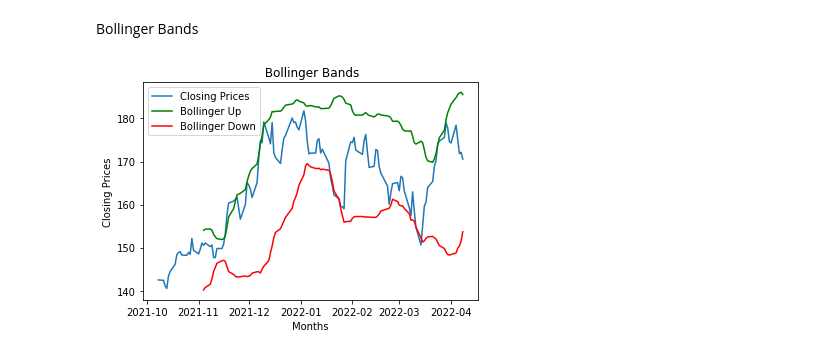
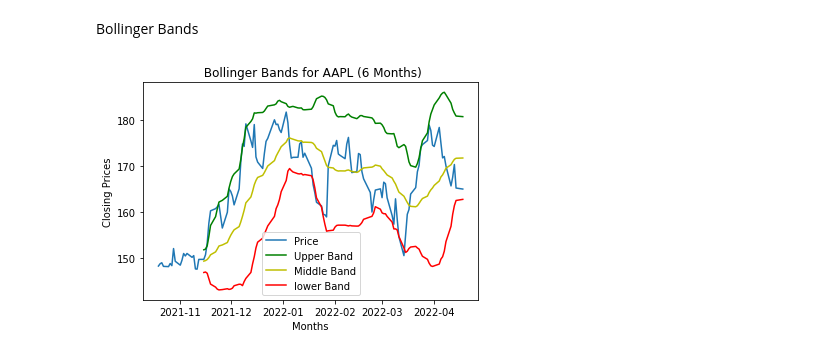
Before and after one commit to shrestha-rahul/Dissertation-Project, a Jupyter notebook: Machine Learning/Classifciation_Model.ipynb, the cells around one changed output. Cells and saved outputs as stored; diff of their text form; code cells hidden in the pictures.

```diff
--- a/Machine Learning/Classifciation_Model.ipynb
+++ b/Machine Learning/Classifciation_Model.ipynb
@@ -254,34 +260,35 @@ Bollinger Bands
 # %%
 def get_sma(prices, rate):
     return prices.rolling(rate).mean()
 
 def get_bollinger_bands(prices, rate=20):
     # SMA for 20 Days
     sma = get_sma(prices, rate)
     std = prices.rolling(rate).std()
 
     # Calculate top band
     bollinger_up = sma + std * 2
 
     # Calculate bottom band
     bollinger_down = sma - std * 2
-    return bollinger_up, bollinger_down
+    return bollinger_up, bollinger_down, sma
 
 
 closing_prices = aapl.dataset['Close']
-bollinger_up, bollinger_down = get_bollinger_bands(closing_prices)
+bollinger_up, bollinger_down, sma = get_bollinger_bands(closing_prices)
 
 #Plotting the  Bollinger Bands
-plt.title(' Bollinger Bands')
+plt.title(' Bollinger Bands for AAPL (6 Months)')
 plt.xlabel('Months')
 plt.ylabel('Closing Prices')
-plt.plot(closing_prices, label='Closing Prices')
-plt.plot(bollinger_up, label='Bollinger Up', c='g')
-plt.plot(bollinger_down, label='Bollinger Down', c='r')
+plt.plot(closing_prices, label='Price')
+plt.plot(bollinger_up, label='Upper Band', c='g')
+plt.plot(sma, label='Middle Band', c='y')
+plt.plot(bollinger_down, label='lower Band', c='r')
 plt.legend()
 plt.show()
 # %% [output]
-[figure, old version]
+[figure, new version]
 # %%
 #Adding Bollinger Bands to the Dataset
 aapl.dataset['bollinger_up'] = bollinger_up
```
Also changed, not shown: parts of 25 cells of this notebook, 4 other files.
